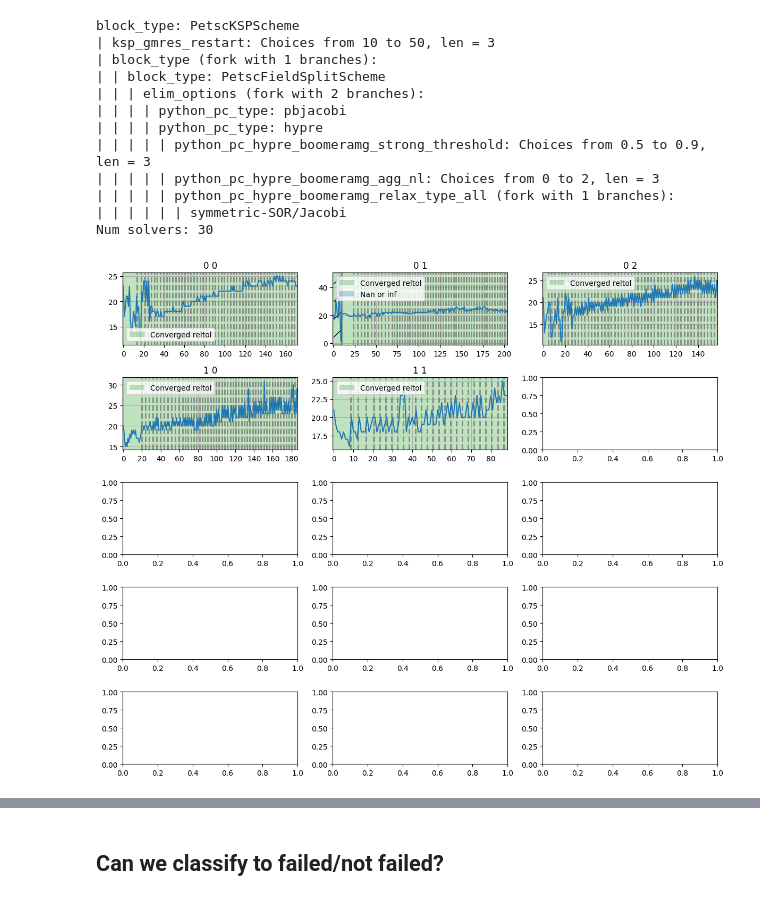
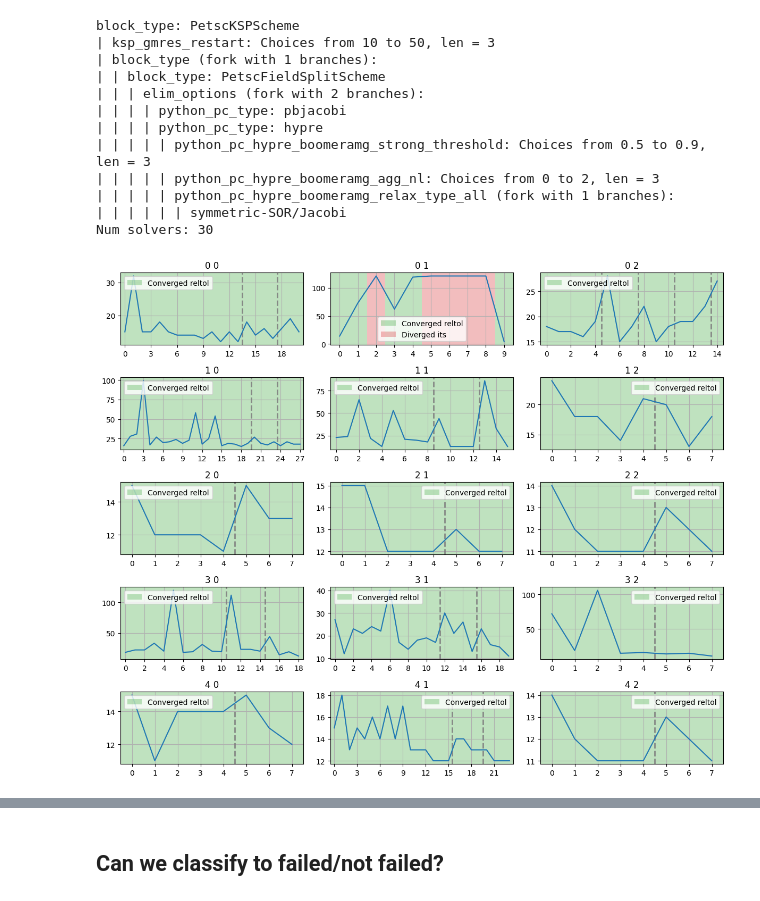
Before and after one commit to Yuriyzabegaev/FTHM-Solver, a Jupyter notebook: solver_selection_thm/spe_results.ipynb, the cells around one changed output, grey strips where cells are left out. Cells and saved outputs as stored; diff of their text form; code cells hidden in the pictures.

```diff
--- a/solver_selection_thm/spe_results.ipynb
+++ b/solver_selection_thm/spe_results.ipynb
@@ -70,7 +70,7 @@ data_simulations = []
 solver_selection_history = []
 
 np.random.seed(42)
-run_idx = 1
+run_idx = 2
 Z_SLICES = copy(Z_SLICES)
 X_SLICES = copy(X_SLICES)
 np.random.shuffle((Z_SLICES))
@@ -88,34 +88,34 @@ for z_slice in Z_SLICES:
             data = load_data(f"../stats/{sim_name}.json")
             solver_selector.history.load(f"../stats/solver_selection_history_{sim_name}.npy")
             solver_selection_history.append(copy(solver_selector.history))
             data_row.append(data)
         except FileNotFoundError:
             solver_selection_history.append(None)
             data_row.append(None)
 
 
 fig, axes = plt.subplots(
     nrows=len(Z_SLICES), ncols=len(X_SLICES), figsize=(12, 10)
 )
 for i, data_row in enumerate(data_simulations):
     for j, data in enumerate(data_row):
         if data == None:
             continue
         ax = axes[i][j]
         plt.sca(ax)
 
         color_converged_reason(data, legend=True)
         color_time_steps(data)
         plt.legend()
 
         ax.plot(get_gmres_iterations(data))
         # ax.set_yscale('log')
         # print(inlet_placement, outlet_placement)
         ax.set_title(f"{i} {j}")
 
 plt.tight_layout()
 # %% [output]
-[figure, old version]
+[figure, new version]
 # %%
 from solver_selection_thm.selector import SolverSelectorHistory
 common_history = SolverSelectorHistory()
```
Also changed, not shown: parts of 24 cells of this notebook, 3 other files.
